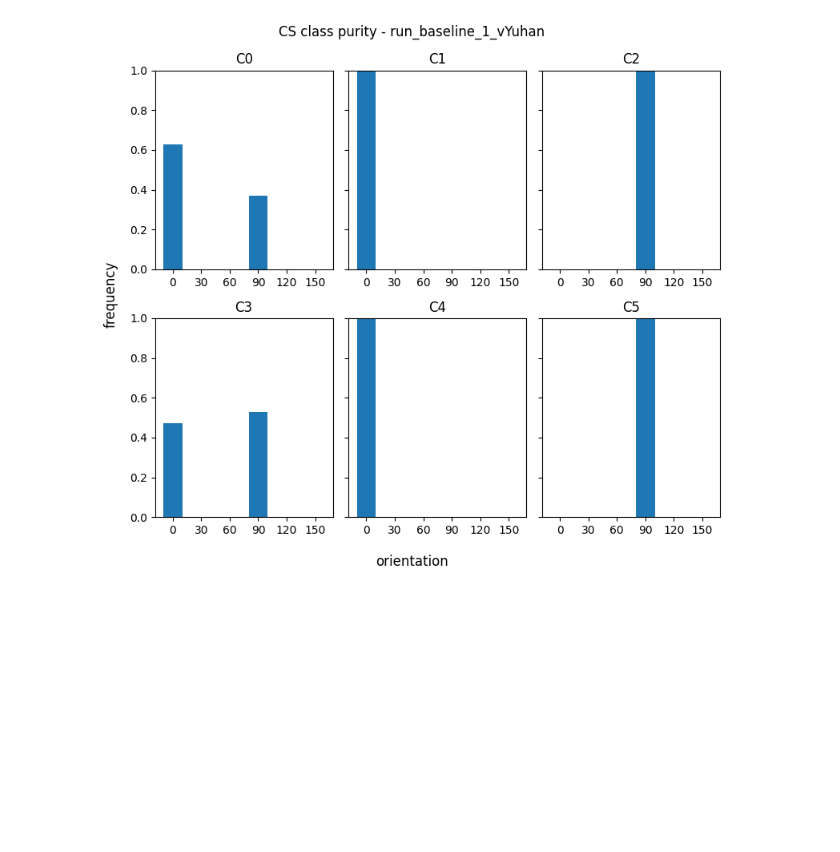
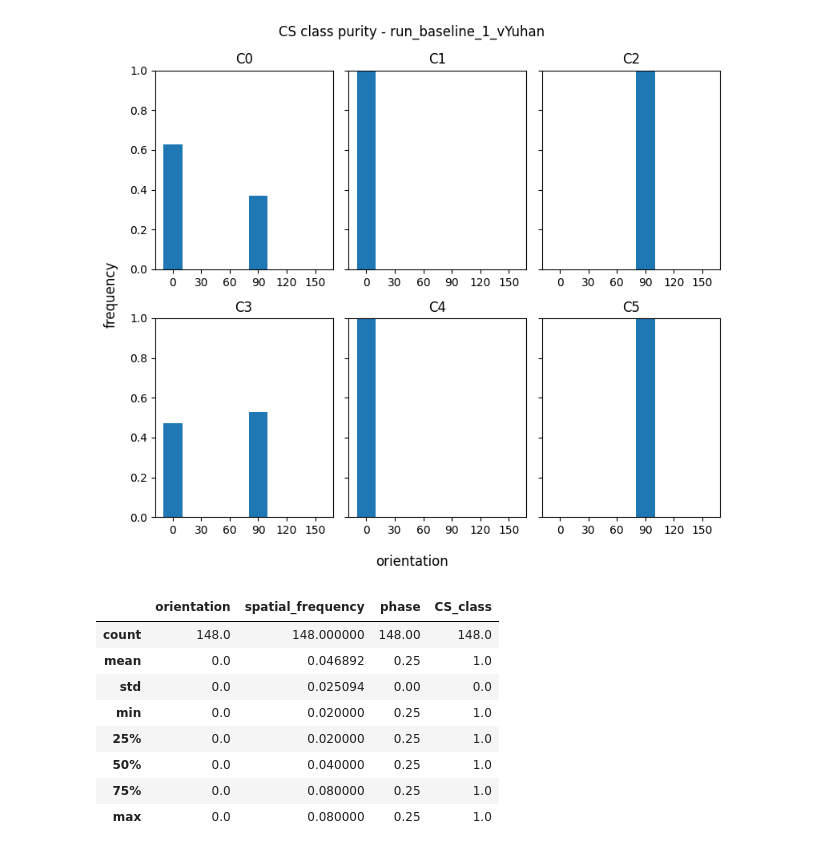
Before and after one commit to PhilSchoeb/ift-6168-project, a Jupyter notebook: analysis.ipynb, the cells around one changed output. Drawn from its saved outputs; the diff is of its cells as text; code cells hidden in the pictures; blank space fills up the shorter version.

Commit message:
analyze cluster purity

```diff
--- a/analysis.ipynb
+++ b/analysis.ipynb
@@ -45,3 +45,16 @@ plt.tight_layout()
 plt.show()
 # %% [output]
 [figure]
+# %%
+# Cluster C1
+df[df.CS_class==1].describe()
+# %% [output]
+|  | orientation | spatial_frequency | phase | CS_class |
+| count | 148.0 | 148.000000 | 148.00 | 148.0 |
+| mean | 0.0 | 0.046892 | 0.25 | 1.0 |
+| std | 0.0 | 0.025094 | 0.00 | 0.0 |
+| min | 0.0 | 0.020000 | 0.25 | 1.0 |
+| 25% | 0.0 | 0.020000 | 0.25 | 1.0 |
+| 50% | 0.0 | 0.040000 | 0.25 | 1.0 |
+| 75% | 0.0 | 0.080000 | 0.25 | 1.0 |
+| max | 0.0 | 0.080000 | 0.25 | 1.0 |
```
Also changed, not shown: parts of 1 cell of this notebook.
